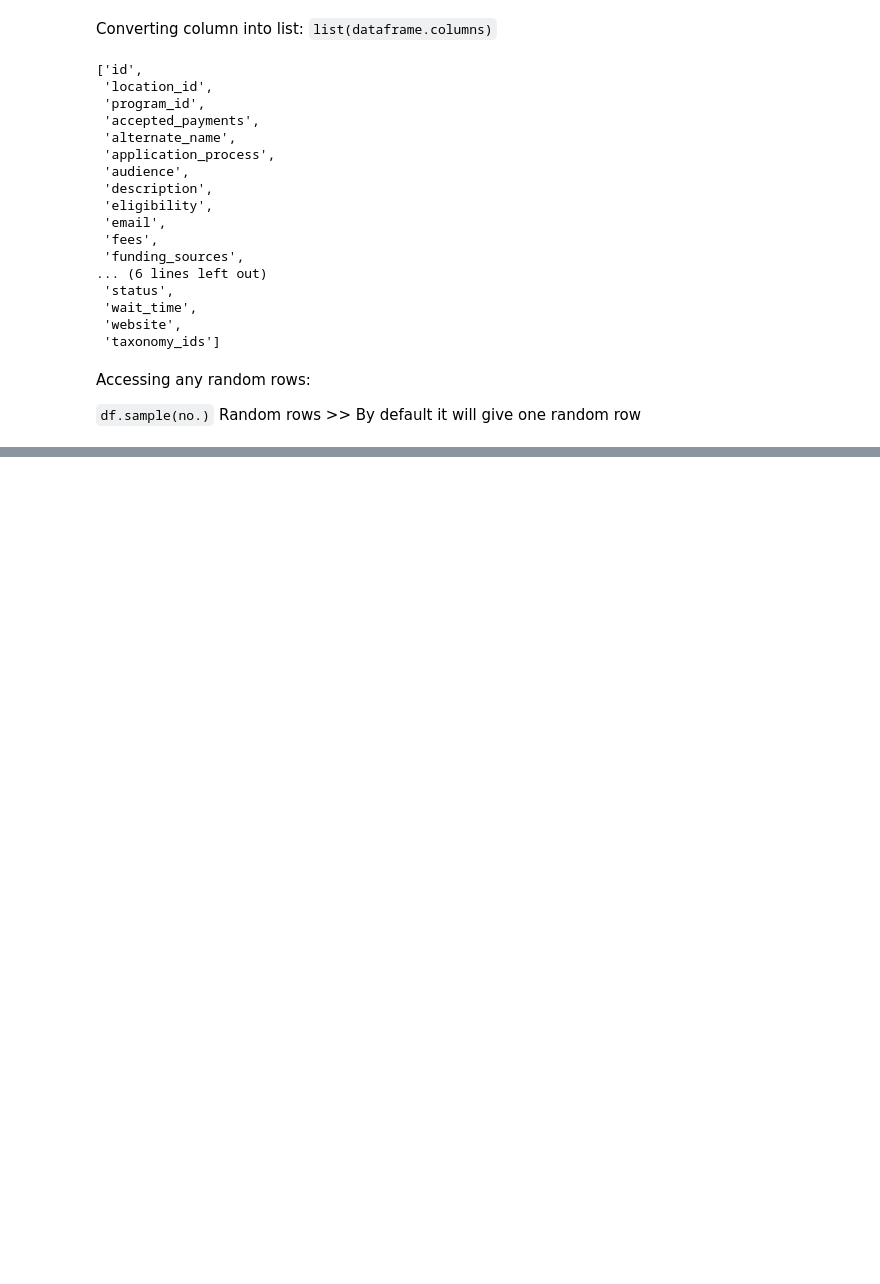
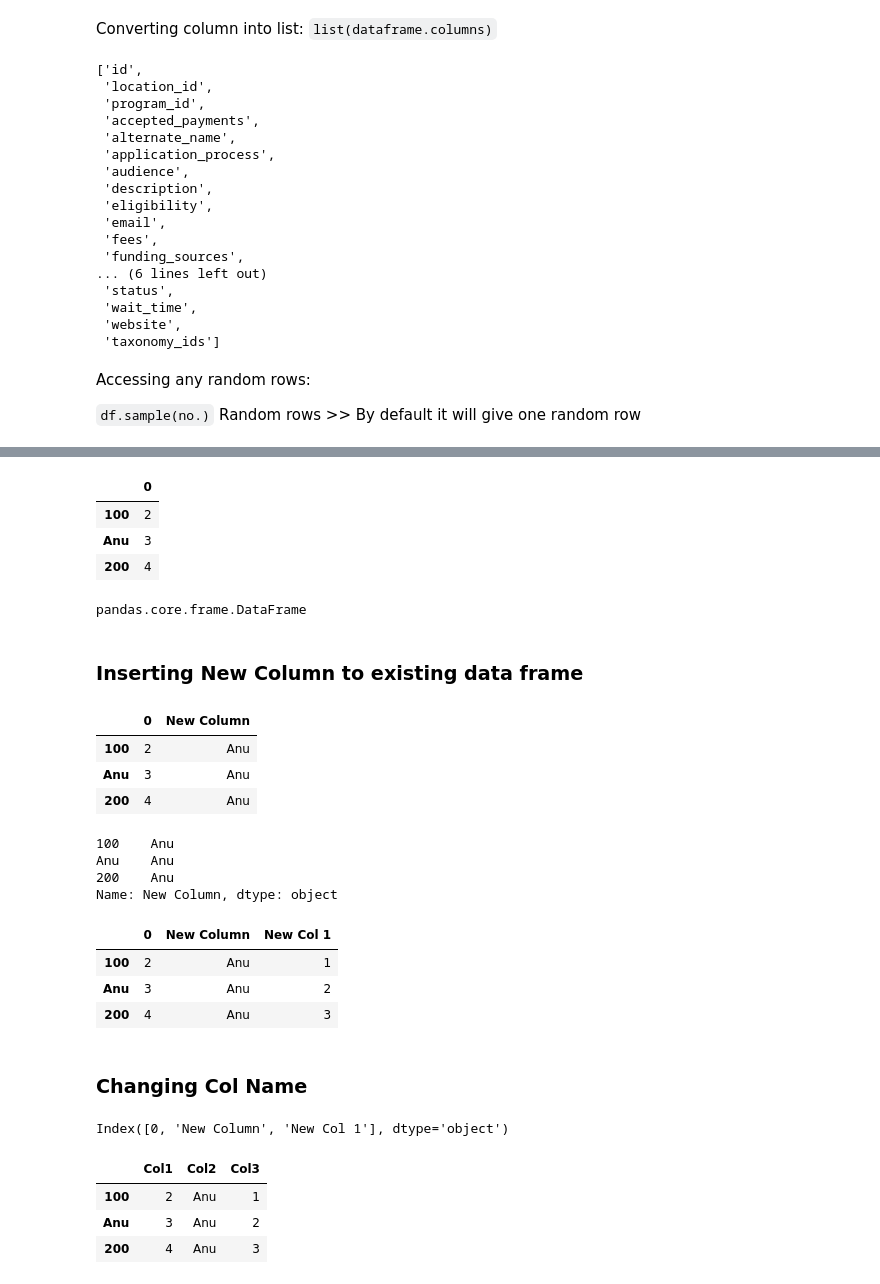
Before and after one commit to prA-G/DailyPythonNotes, a Jupyter notebook: 18_Pandas.ipynb, the cells around one changed output, grey strips where cells are left out. Cells and saved outputs as stored; diff of their text form; code cells hidden in the pictures; blank space fills up the shorter version.

```diff
--- a/18_Pandas.ipynb
+++ b/18_Pandas.ipynb
@@ -399,0 +504,2 @@ df.sample(2)
+# %%
+s = pd.Series([2,3,4], index=[100, "Anu", 200])
@@ -399,0 +515,13 @@ df.sample(2)
+# %%
+d
+# %% [output]
+|  | 0 |
+| 100 | 2 |
+| Anu | 3 |
+| 200 | 4 |
+# %%
+type(d)
+# %% [output]
+pandas.core.frame.DataFrame
+# %% [markdown]
+### Inserting New Column to existing data frame
@@ -399,0 +530,14 @@ df.sample(2)
+# %%
+d
+# %% [output]
+|  | 0 | New Column |
+| 100 | 2 | Anu |
+| Anu | 3 | Anu |
+| 200 | 4 | Anu |
+# %%
+d["New Column"]
+# %% [output]
+100    Anu
+Anu    Anu
+200    Anu
+Name: New Column, dtype: object
@@ -399,0 +546,13 @@ df.sample(2)
+# %%
+d
+# %% [output]
+|  | 0 | New Column | New Col 1 |
+| 100 | 2 | Anu | 1 |
+| Anu | 3 | Anu | 2 |
+| 200 | 4 | Anu | 3 |
+# %% [markdown]
+### Changing Col Name
+# %%
+d.columns
+# %% [output]
+Index([0, 'New Column', 'New Col 1'], dtype='object')
@@ -399,0 +561,7 @@ df.sample(2)
+# %%
+d
+# %% [output]
+|  | Col1 | Col2 | Col3 |
+| 100 | 2 | Anu | 1 |
+| Anu | 3 | Anu | 2 |
+| 200 | 4 | Anu | 3 |
```
Also changed, not shown: parts of 18 cells of this notebook, 1 other file.
